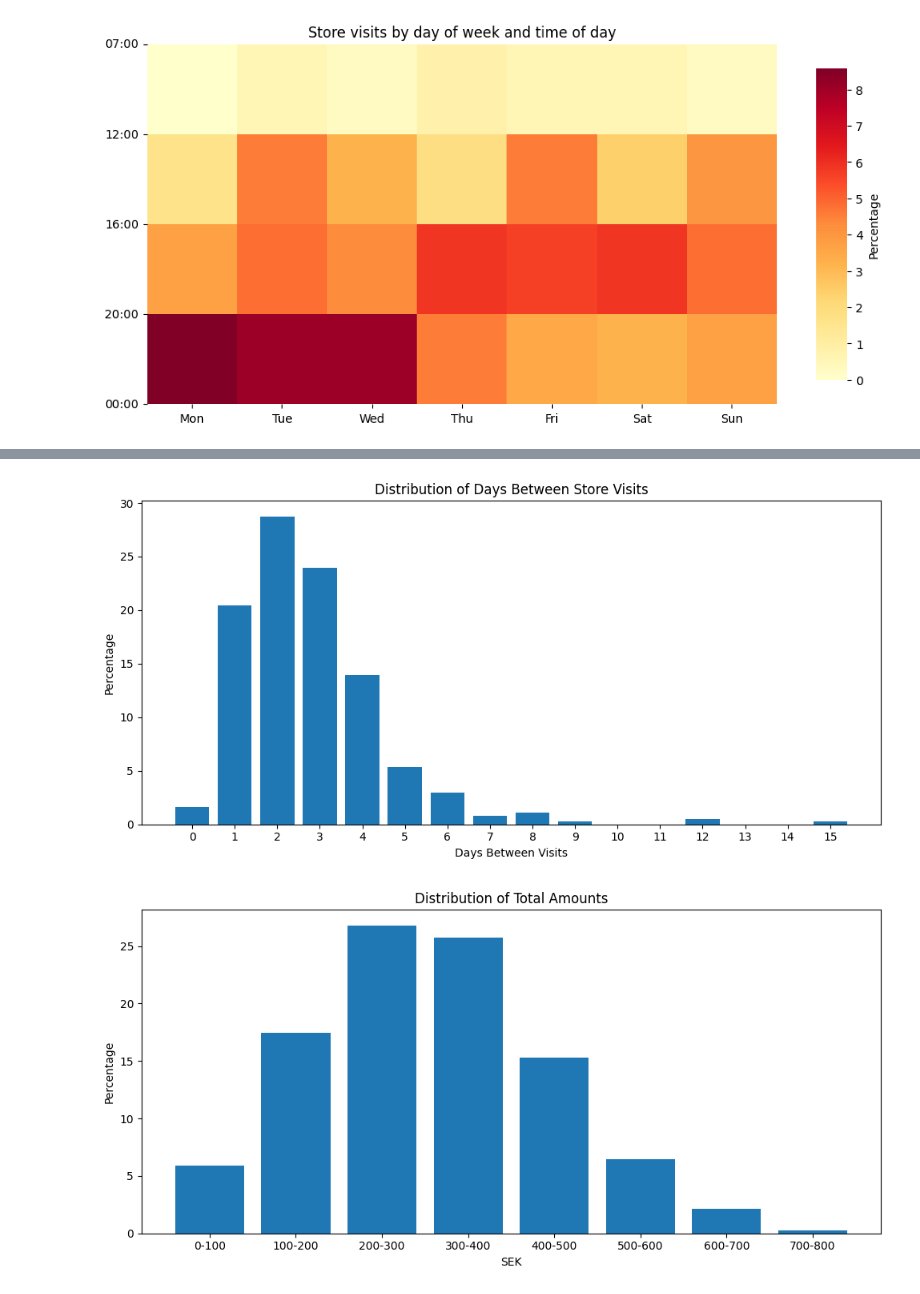
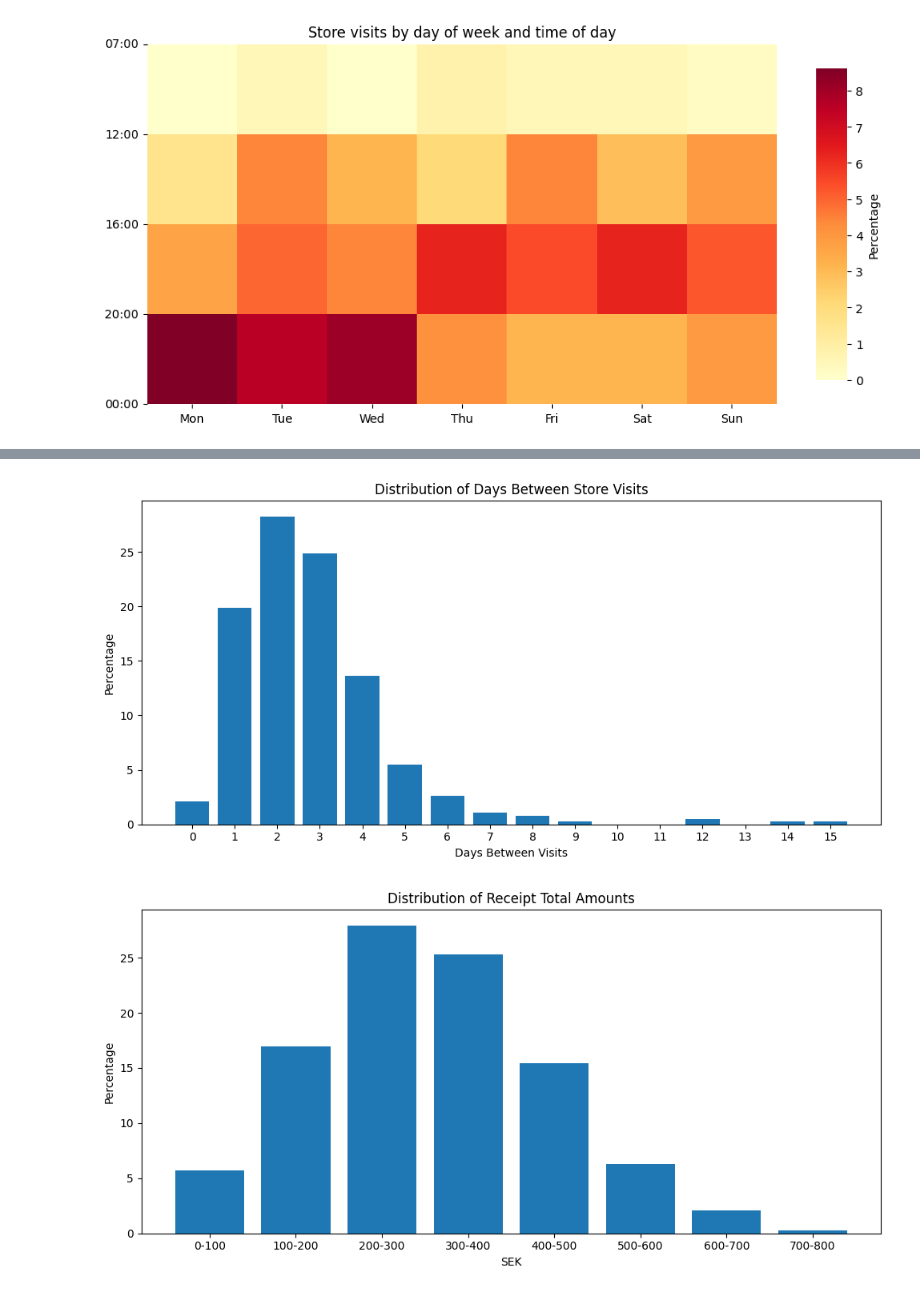
Before and after one commit to Kipav/grocery-eda, a Jupyter notebook: analysis.ipynb, the cells around one changed output, grey strips where cells are left out. Saved outputs shown, nothing was run; the diff lists cells and outputs as text; code cells hidden in the pictures.

```diff
--- a/analysis.ipynb
+++ b/analysis.ipynb
@@ -27,5 +9,5 @@ raw_products_df = pd.concat(all_products, ignore_index=True)
 # %%
-df = raw_receipts_df.copy()
+df = pd.read_csv('data/receipts.csv', parse_dates=['datetime'])
 
 plt.figure(figsize=(10, 5))
 day_percentages = df.groupby(df['datetime'].dt.dayofweek).size() / len(df) * 100
@@ -39,6 +21,6 @@ for i, v in enumerate(day_percentages):
     ax.text(i, v + 0.5, f'{v:.1f}%', ha='center')
 
 plt.tight_layout()
-plt.savefig('data/output/day_percentages.png', dpi=300)
+plt.savefig('data/graphs/day_percentages.png', dpi=300)
 plt.show()
 # %% [output]
@@ -46,5 +28,5 @@ plt.show()
 # %%
-df = raw_receipts_df.copy()
+df = pd.read_csv('data/receipts.csv', parse_dates=['datetime'])
 
 times_of_day = {
     "07:00 - 12:00":[7,  12],
@@ -74,6 +56,6 @@ for i, v in enumerate(tod_percentages):
     ax.text(i, v + 2, f'{v:.1f}%', ha='center')
 
 plt.tight_layout()
-plt.savefig('data/output/time_of_day_percentages.png', dpi=300)
+plt.savefig('data/graphs/time_of_day_percentages.png', dpi=300)
 plt.show()
 # %% [output]
@@ -251,7 +249,7 @@ plt.show()
 # %%
-receipts_df = raw_receipts_df.copy()
+df = pd.read_csv('data/receipts.csv', parse_dates=['datetime'])
 
-receipts_df = receipts_df.sort_values('datetime')
+receipts_df = df.sort_values('datetime')
 receipts_df['date_only'] = receipts_df['datetime'].dt.normalize()
 receipts_df['days_between'] = receipts_df['date_only'].diff().dt.days
 
@@ -277,27 +275,27 @@ ax.set_xticks(range(max_days + 1))
 ax.tick_params(axis='x')
 
 plt.tight_layout()
-plt.savefig('data/output/visit_gap_distribution.png', dpi=300)
+plt.savefig('data/graphs/visit_gap_distribution.png', dpi=300)
 plt.show()
 # %% [output]
-[figure, old version]
+[figure, new version]
 # %%
-receipts_df = raw_receipts_df.copy()
+df = pd.read_csv('data/receipts.csv', parse_dates=['datetime'])
 
 receipts_df["amount_bracket"] = pd.cut(receipts_df["total_amount"], range(0, 900, 100), labels=[f"{i}-{i+100}" for i in range(0, 800, 100)])
 
 bracket_counts = receipts_df["amount_bracket"].value_counts().sort_index()
 bracket_pcts = (bracket_counts / bracket_counts.sum()) * 100
 
 fig, ax = plt.subplots(figsize=(10, 5))
 ax.bar(bracket_pcts.index, bracket_pcts.values)
 ax.set_xlabel('SEK')
 ax.set_ylabel('Percentage')
-ax.set_title('Distribution of Total Amounts')
+ax.set_title('Distribution of Receipt Total Amounts')
 
 plt.tight_layout()
-plt.savefig('data/output/amount_bracket_distribution.png', dpi=300)
+plt.savefig('data/graphs/amount_bracket_distribution.png', dpi=300)
 plt.show()
 # %% [output]
-[figure, old version]
+[figure, new version]
 # %%
```
Also changed, not shown: parts of 11 cells of this notebook, 32 other files.
